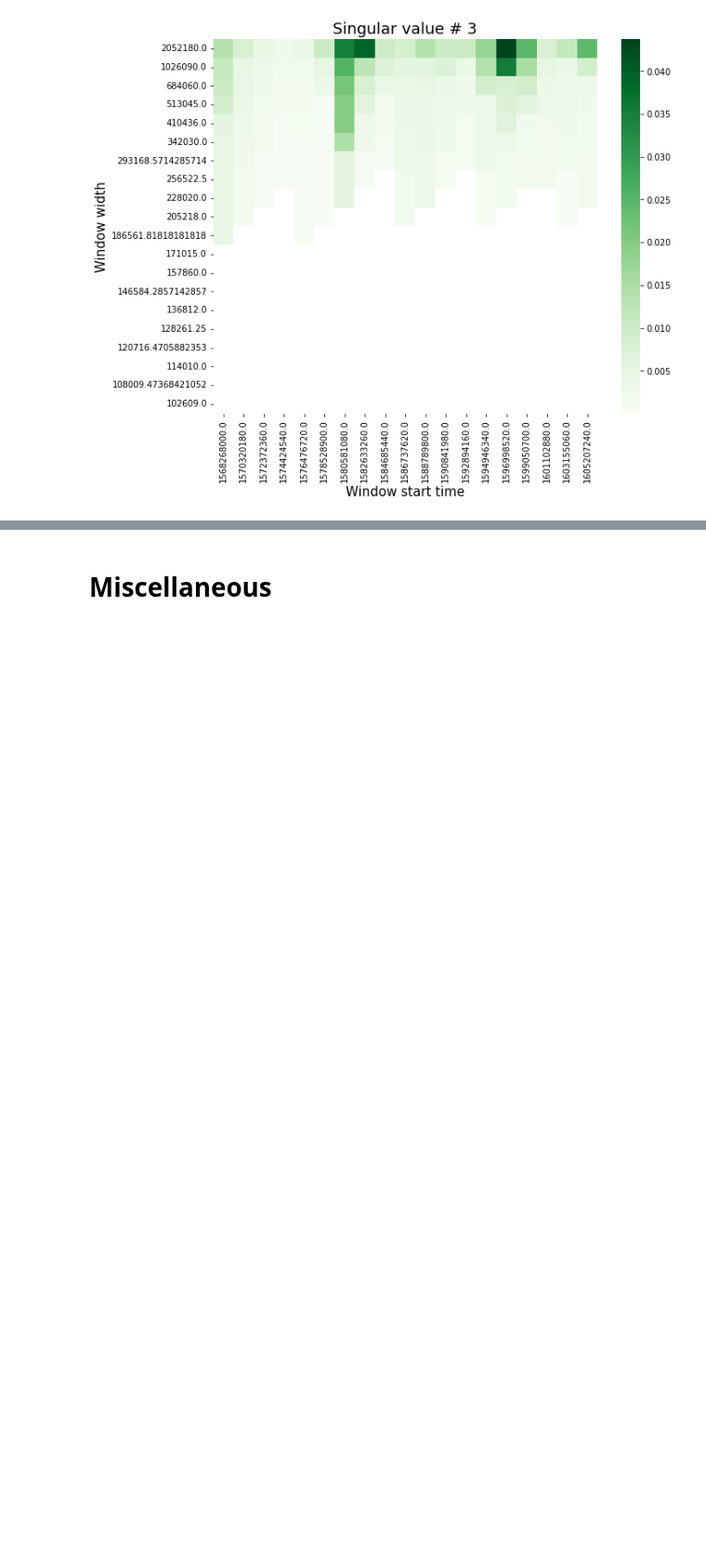
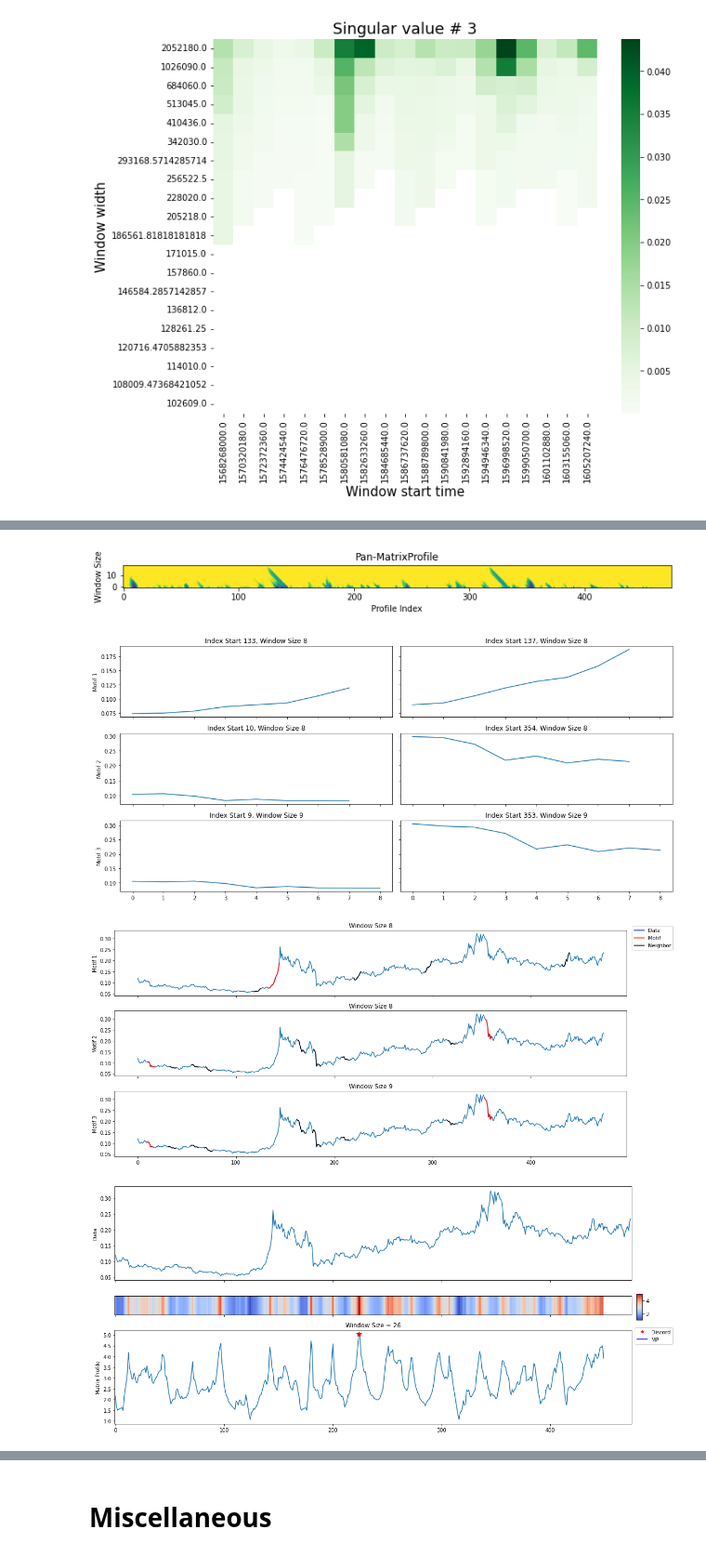
Before and after one commit to Mitchellpkt/python-isthmuslib, a Jupyter notebook: isthmuslib_tutorial.ipynb, the cells around one changed output, grey strips where cells are left out. Shown at 93% size. Drawn from its saved outputs; the diff is of its cells as text; code cells hidden in the pictures; blank space fills up the shorter version.

Commit message:
tweak: wrap matrixprofile for VectorSequence and Timeseries objects

```diff
--- a/isthmuslib_tutorial.ipynb
+++ b/isthmuslib_tutorial.ipynb
@@ -292,0 +300,7 @@ timeseries.info_surface.visualize_embedded_surface(*['window_start', 'window_wid
+# %%
+timeseries.matrix_profile_univariate('foo');
+# %% [output]
+[figure, added]
+[figure, added]
+[figure, added]
+[figure, added]
```
Also changed, not shown: parts of 8 cells of this notebook, 3 other files.
